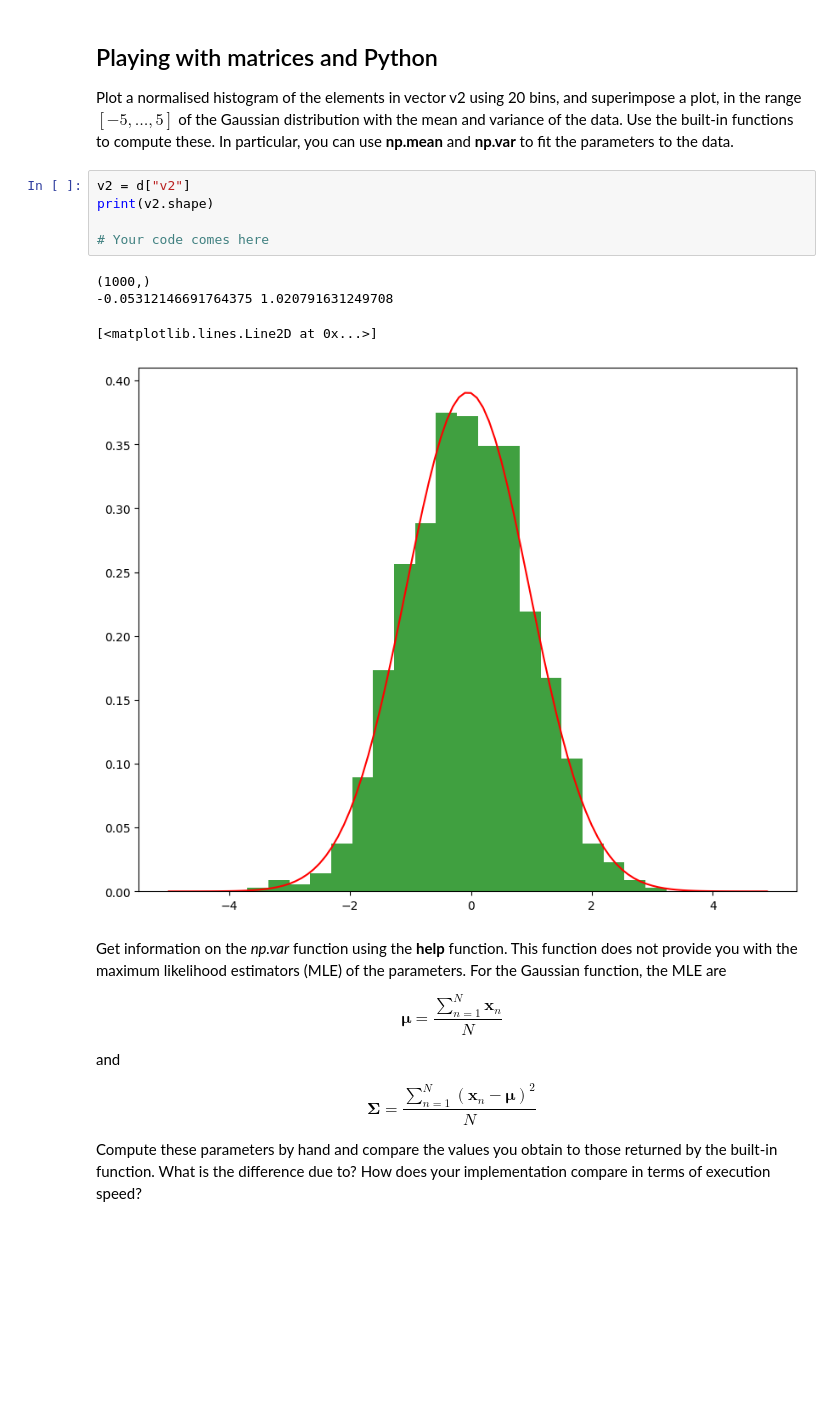
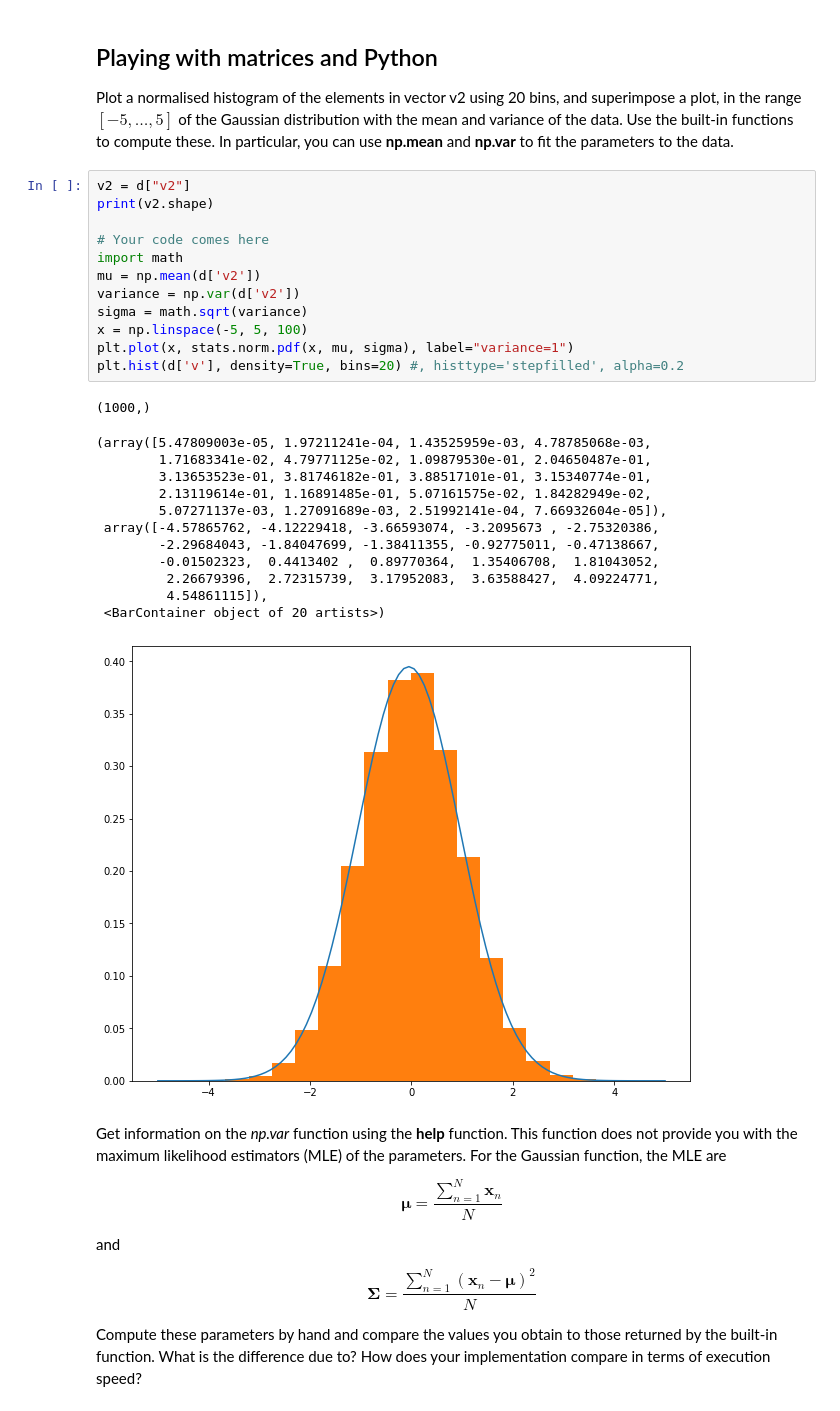
Before and after one commit to Frederico-lp/Machine-Learning, a Jupyter notebook: lab1/Lab 1, Introduction handout 2022.ipynb, the cells around one changed output. Drawn from its saved outputs; the diff is of its cells as text; blank space fills up the shorter version.

```diff
--- a/lab1/Lab 1, Introduction handout 2022.ipynb
+++ b/lab1/Lab 1, Introduction handout 2022.ipynb
@@ -109,16 +109,32 @@ plt.legend()
 ## Playing with matrices and Python
 
 Plot a normalised histogram of the elements in vector v2 using 20 bins, and superimpose a plot, in the range $[−5, \dots , 5]$ of the Gaussian distribution with the mean and variance of the data. Use the built-in functions to compute these. In particular, you can use **np.mean** and **np.var** to fit the parameters to the data.
-# %%
-v2 = d["v2"]
-print(v2.shape)
-
-# Your code comes here
-# %% [output]
-(1000,)
--0.05312146691764375 1.020791631249708
-[<matplotlib.lines.Line2D at 0x...>]
-[figure, removed]
+# %%
+v2 = d["v2"]
+print(v2.shape)
+
+# Your code comes here
+import math
+mu = np.mean(d['v2'])
+variance = np.var(d['v2'])
+sigma = math.sqrt(variance)
+x = np.linspace(-5, 5, 100)
+plt.plot(x, stats.norm.pdf(x, mu, sigma), label="variance=1")
+plt.hist(d['v'], density=True, bins=20) #, histtype='stepfilled', alpha=0.2
+# %% [output]
+(1000,)
+(array([5.47809003e-05, 1.97211241e-04, 1.43525959e-03, 4.78785068e-03,
+        1.71683341e-02, 4.79771125e-02, 1.09879530e-01, 2.04650487e-01,
+        3.13653523e-01, 3.81746182e-01, 3.88517101e-01, 3.15340774e-01,
+        2.13119614e-01, 1.16891485e-01, 5.07161575e-02, 1.84282949e-02,
+        5.07271137e-03, 1.27091689e-03, 2.51992141e-04, 7.66932604e-05]),
+ array([-4.57865762, -4.12229418, -3.66593074, -3.2095673 , -2.75320386,
+        -2.29684043, -1.84047699, -1.38411355, -0.92775011, -0.47138667,
+        -0.01502323,  0.4413402 ,  0.89770364,  1.35406708,  1.81043052,
+         2.26679396,  2.72315739,  3.17952083,  3.63588427,  4.09224771,
+         4.54861115]),
+ <BarContainer object of 20 artists>)
+[figure, added]
 # %% [markdown]
 Get information on the *np.var* function using the **help** function. This function does not provide you with the maximum likelihood estimators (MLE) of the parameters. For the Gaussian function, the MLE are
 
```
Also changed, not shown: parts of 3 cells of this notebook.
